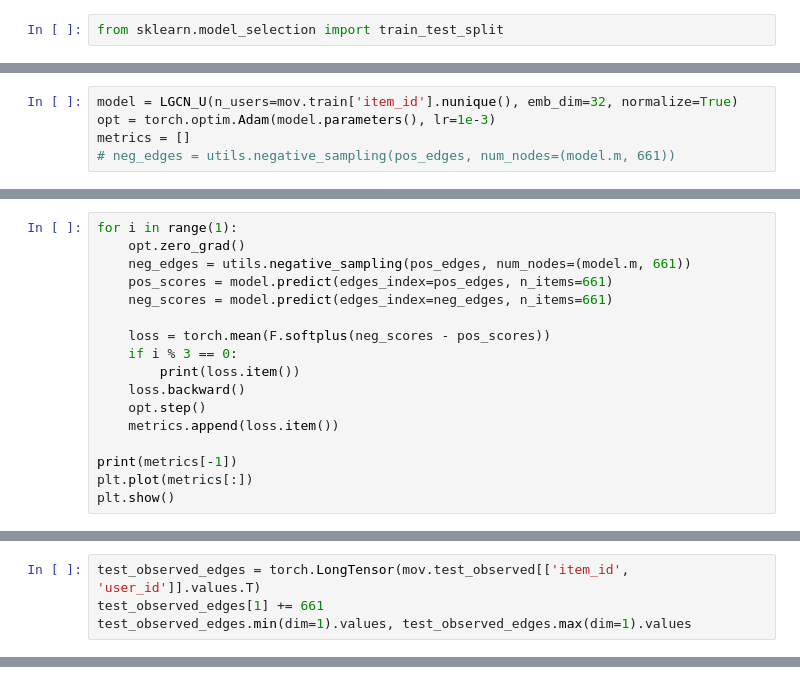
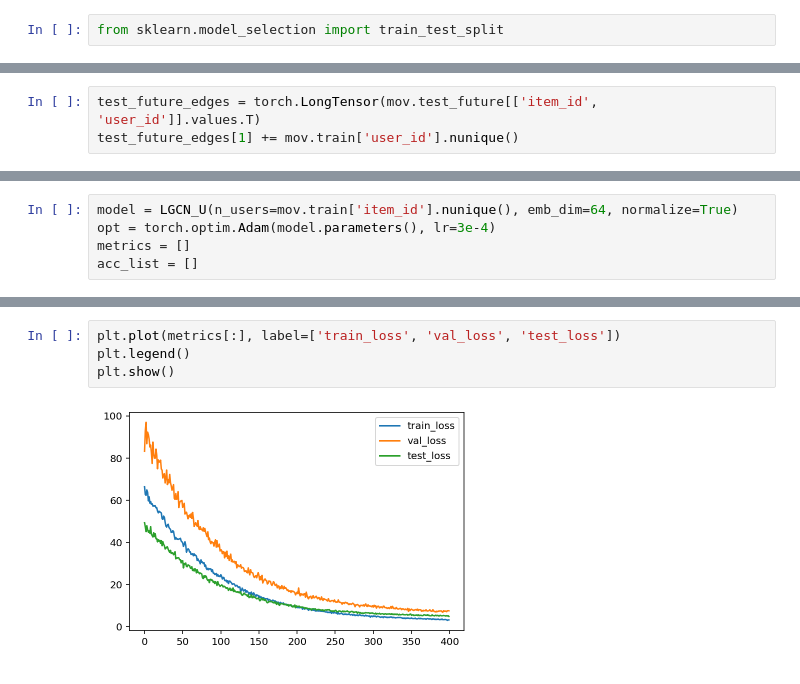
Before and after one commit to IlyaInd/course_work, a Jupyter notebook: deep_models.ipynb, the cells around one changed output, grey strips where cells are left out. Drawn from its saved outputs; the diff is of its cells as text.

```diff
--- a/deep_models.ipynb
+++ b/deep_models.ipynb
@@ -539,0 +525,3 @@ tensor([[241, 301, 345,  ..., 203, 224, 202],
+# %%
+test_future_edges = torch.LongTensor(mov.test_future[['item_id', 'user_id']].values.T)
+test_future_edges[1] += mov.train['user_id'].nunique()
@@ -544,5 +579,5 @@ len(pos_edges[0].unique()), len(pos_edges[1].unique())
 # %%
-model = LGCN_U(n_users=mov.train['item_id'].nunique(), emb_dim=32, normalize=True)
-opt = torch.optim.Adam(model.parameters(), lr=1e-3)
+model = LGCN_U(n_users=mov.train['item_id'].nunique(), emb_dim=64, normalize=True)
+opt = torch.optim.Adam(model.parameters(), lr=3e-4)
 metrics = []
-# neg_edges = utils.negative_sampling(pos_edges, num_nodes=(model.m, 661))
+acc_list = []
@@ -551,17 +583,0 @@ metrics = []
-# %%
-for i in range(1):
-    opt.zero_grad()
-    neg_edges = utils.negative_sampling(pos_edges, num_nodes=(model.m, 661))
-    pos_scores = model.predict(edges_index=pos_edges, n_items=661)
-    neg_scores = model.predict(edges_index=neg_edges, n_items=661)
-
-    loss = torch.mean(F.softplus(neg_scores - pos_scores))
-    if i % 3 == 0:
-        print(loss.item())
-    loss.backward()
-    opt.step()
-    metrics.append(loss.item())
-
-print(metrics[-1])
-plt.plot(metrics[:])
-plt.show()
@@ -572,4 +583,0 @@ plt.show()
-# %%
-test_observed_edges = torch.LongTensor(mov.test_observed[['item_id', 'user_id']].values.T)
-test_observed_edges[1] += 661
-test_observed_edges.min(dim=1).values, test_observed_edges.max(dim=1).values
@@ -577,0 +632,6 @@ test_observed_edges.min(dim=1).values, test_observed_edges.max(dim=1).values
+# %%
+plt.plot(metrics[:], label=['train_loss', 'val_loss', 'test_loss'])
+plt.legend()
+plt.show()
+# %% [output]
+[figure, added]
```
Also changed, not shown: parts of 37 cells of this notebook.
